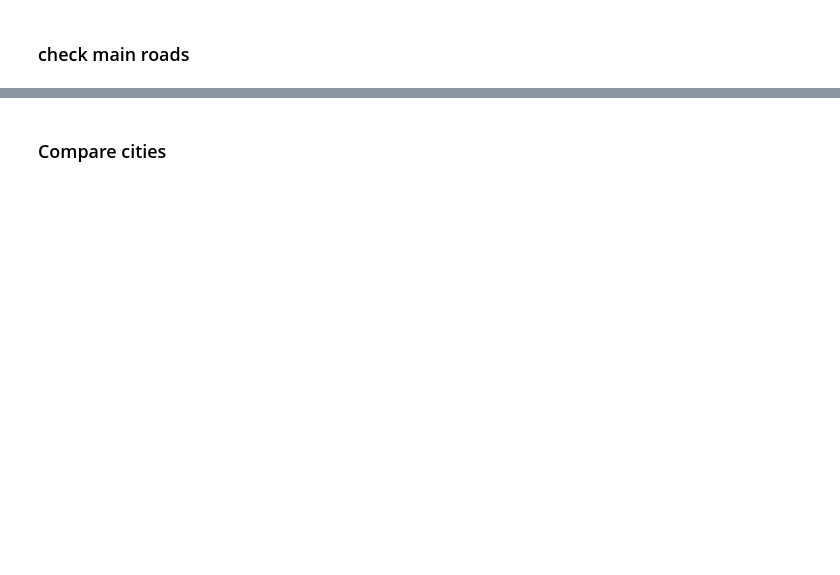
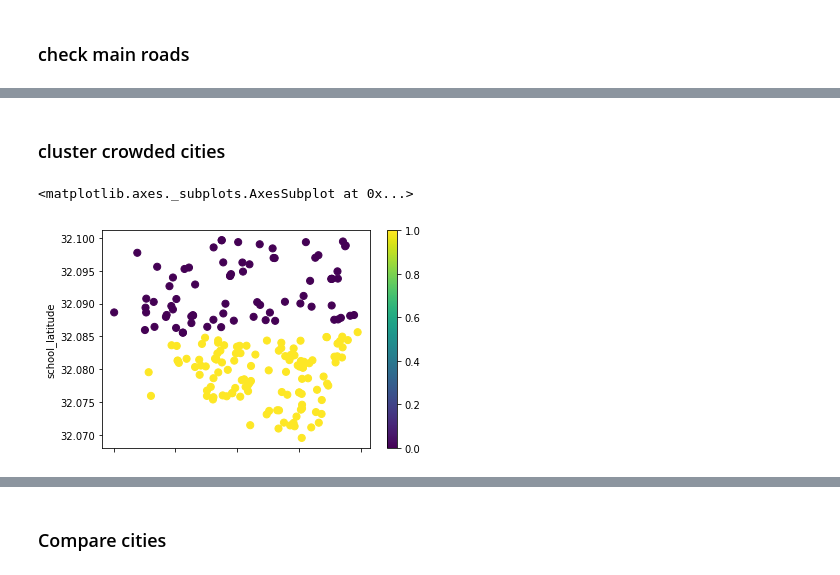
Before and after one commit to atalyaalon/anyway, a Jupyter notebook: schools_2020.ipynb, the cells around one changed output, grey strips where cells are left out. Drawn from its saved outputs; the diff is of its cells as text; code cells hidden in the pictures; blank space fills up the shorter version.

```diff
--- a/schools_2020.ipynb
+++ b/schools_2020.ipynb
@@ -112,0 +168,14 @@ main_roads.shape
+# %% [markdown]
+### cluster crowded cities
+# %%
+yishuv_df = total_df.loc[total_df.school_yishuv_name == 'בני ברק'].drop_duplicates(subset=['school_id'])
+kmeans = KMeans(n_clusters = 2, init ='k-means++')
+kmeans.fit(yishuv_df.loc[:,['school_longitude', 'school_latitude']])
+yishuv_df['cluster_label'] = kmeans.fit_predict(yishuv_df.loc[:,['school_longitude', 'school_latitude']])
+centers = kmeans.cluster_centers_ # Coordinates of cluster centers.
+labels = kmeans.predict(yishuv_df.loc[:,['school_longitude', 'school_latitude']]) # Labels of each point
+# %%
+yishuv_df.plot.scatter(x = 'school_longitude', y = 'school_latitude', c=labels, s=50, cmap='viridis')
+# %% [output]
+<matplotlib.axes._subplots.AxesSubplot at 0x...>
+[figure, added]
```
Also changed, not shown: parts of 68 cells of this notebook, 1 other file.
